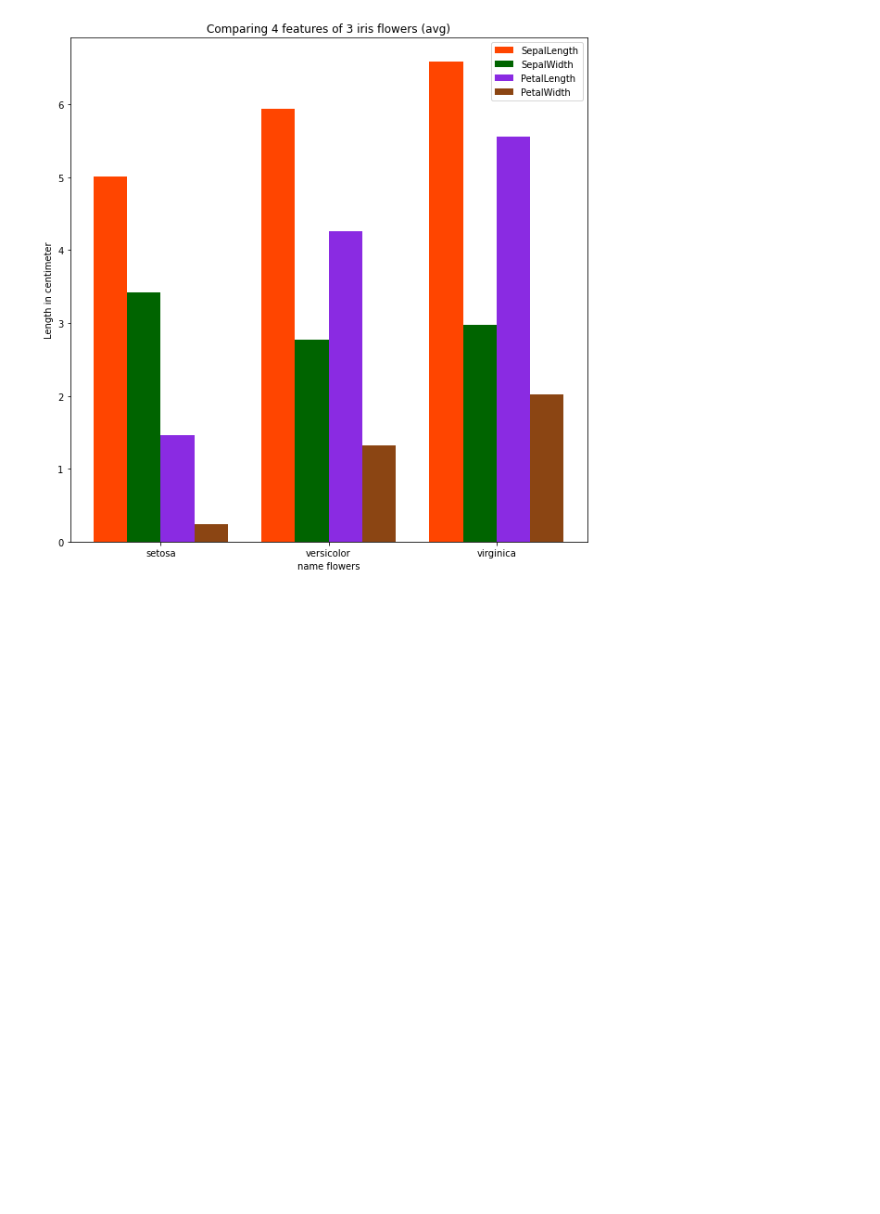
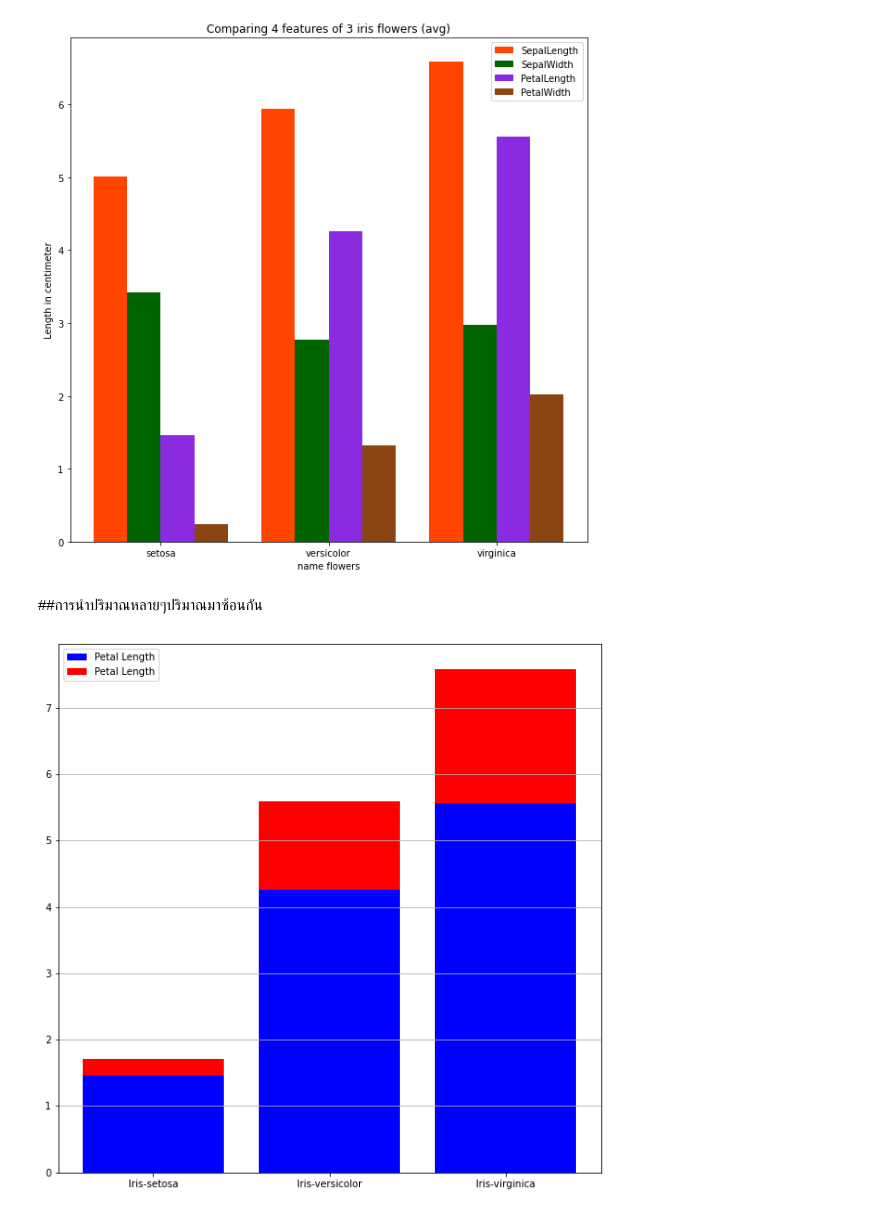
Before and after one commit to Nattakonjpg/BasicProg_DataViz65, a Jupyter notebook: DataViz04_Data_Comparison_ipnyb.ipynb, the cells around one changed output. Drawn from its saved outputs; the diff is of its cells as text; code cells hidden in the pictures; blank space fills up the shorter version.

```diff
--- a/DataViz04_Data_Comparison_ipnyb.ipynb
+++ b/DataViz04_Data_Comparison_ipnyb.ipynb
@@ -293,3 +293,13 @@ plt.xticks([1,2,3], ['setosa','versicolor','virginica']);
 plt.legend();
 # %% [output]
 [figure]
+# %% [markdown]
+##การนำปริมาณหลายๆปริมาณมาซ้อนกัน
+# %%
+plt.bar([1,2,3],sample_data['PetalLength'],color='b', label='Petal Length') #สีน้ำเงิน
+plt.bar([1,2,3],sample_data['PetalWidth'],bottom=sample_data['PetalLength'],color='r', label='Petal Length') #bottom = เริ่มที่ความสูงบาร์ก่อนหน้า
+plt.xticks([1,2,3], sample_data.reset_index()['Name'])
+plt.grid(True,axis='y')
+plt.legend(loc=2);
+# %% [output]
+[figure, added]
```
Also changed, not shown: parts of 35 cells of this notebook.
